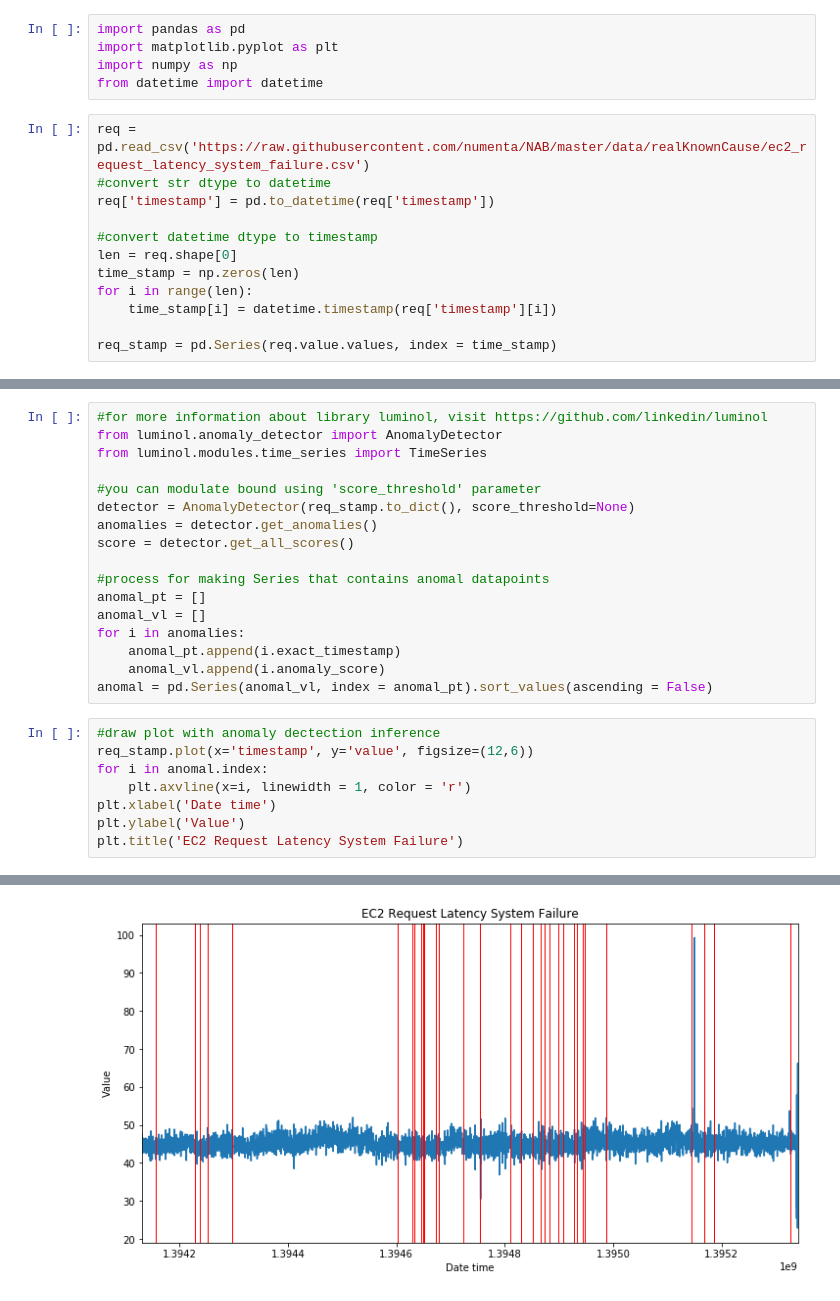
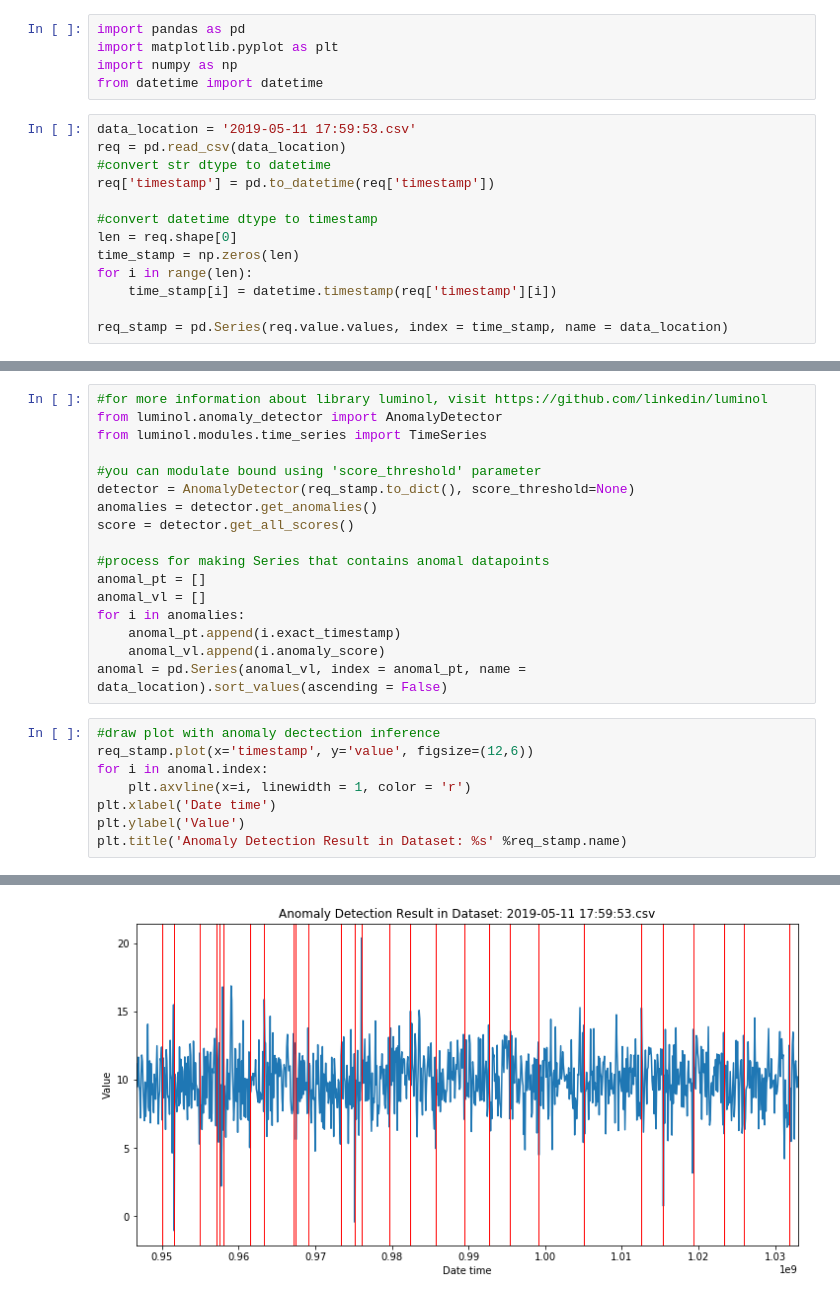
Before and after one commit to luvforsamoyed/AI-API-optimizer, a Jupyter notebook: without_api.ipynb, the cells around one changed output, grey strips where cells are left out. Cells and saved outputs as stored; diff of their text form.

Commit message:
dataset is changed

```diff
--- a/without_api.ipynb
+++ b/without_api.ipynb
@@ -4,7 +4,8 @@ import matplotlib.pyplot as plt
 import numpy as np
 from datetime import datetime
 # %%
-req = pd.read_csv('https://raw.githubusercontent.com/numenta/NAB/master/data/realKnownCause/ec2_request_latency_system_failure.csv')
+data_location = '2019-05-11 17:59:53.csv'
+req = pd.read_csv(data_location)
 #convert str dtype to datetime
 req['timestamp'] = pd.to_datetime(req['timestamp'])
 
@@ -14,7 +15,7 @@ time_stamp = np.zeros(len)
 for i in range(len):
     time_stamp[i] = datetime.timestamp(req['timestamp'][i])
 
-req_stamp = pd.Series(req.value.values, index = time_stamp)
+req_stamp = pd.Series(req.value.values, index = time_stamp, name = data_location)
 # %%
 #draw time series plot
 req_stamp.plot(x='timestamp', y='value', figsize=(12,6))
@@ -40,7 +41,7 @@ anomal_vl = []
 for i in anomalies:
     anomal_pt.append(i.exact_timestamp)
     anomal_vl.append(i.anomaly_score)
-anomal = pd.Series(anomal_vl, index = anomal_pt).sort_values(ascending = False)
+anomal = pd.Series(anomal_vl, index = anomal_pt, name = data_location).sort_values(ascending = False)
 # %%
 #draw plot with anomaly dectection inference
 req_stamp.plot(x='timestamp', y='value', figsize=(12,6))
@@ -48,5 +49,5 @@ for i in anomal.index:
     plt.axvline(x=i, linewidth = 1, color = 'r')
 plt.xlabel('Date time')
 plt.ylabel('Value')
-plt.title('EC2 Request Latency System Failure')
+plt.title('Anomaly Detection Result in Dataset: %s' %req_stamp.name)
 # %% [output]
@@ -54 +55 @@ Text(0.5, 1.0, 'EC2 Request Latency System Failure')
-[figure, old version]
+[figure, new version]
```
Also changed, not shown: parts of 2 cells of this notebook, 6 other files.
